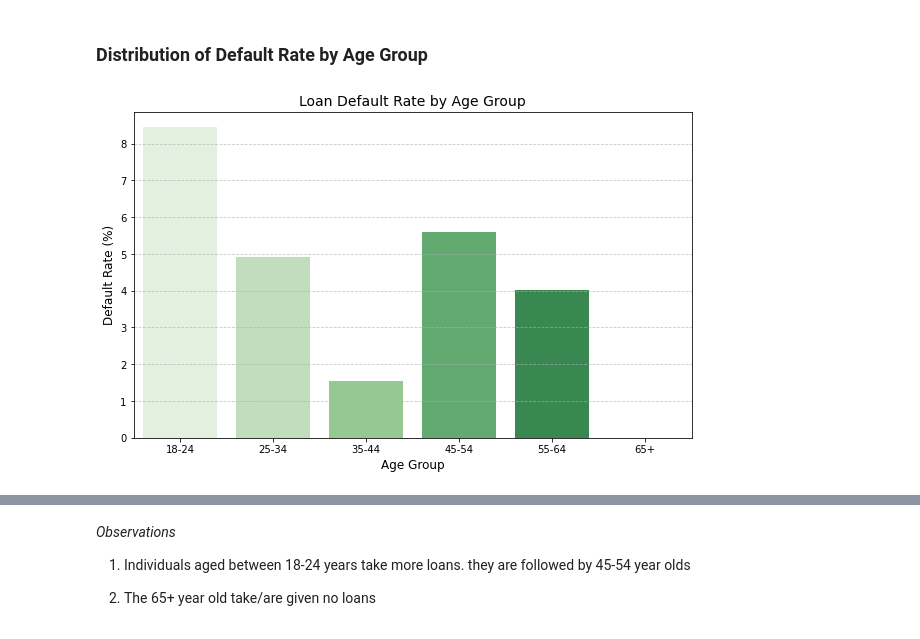
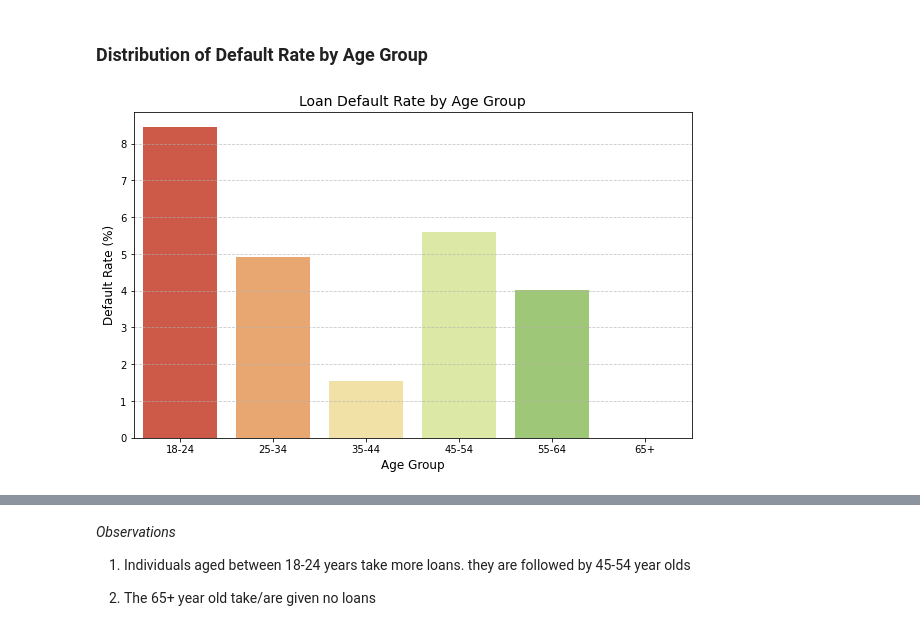
Before and after one commit to Cheptoi-Millicent/DSF-PT08P5-GROUP6-CAPSTONE-PROJECT, a Jupyter notebook: index.ipynb, the cells around one changed output, grey strips where cells are left out. Saved outputs shown, nothing was run; the diff lists cells and outputs as text; code cells hidden in the pictures.

Commit message:
Polishing the index file

```diff
--- a/index.ipynb
+++ b/index.ipynb
@@ -1908,26 +1935,28 @@ for col in cat_cols:
 # %%
 # create bins
 age_bins = [18, 25, 35, 45, 55, 65, 75]
 
 # Add labels
 age_labels = ["18-24", "25-34", "35-44", "45-54", "55-64", "65+"]
 
 # create the column
 final_merged_df_5p["Age_Group"] = pd.cut(final_merged_df_5p["Age_at_Application"], \
     bins=age_bins, labels=age_labels, right=False)
 default_rate_by_age = final_merged_df_5p.groupby("Age_Group")["Loan_Default_Status"].mean() * 100
 plt.figure(figsize=(10, 6))
 
 # Create a graph
-sns.barplot(x=default_rate_by_age.index, y=default_rate_by_age.values, palette="Greens")
+sns.barplot(x=default_rate_by_age.index, y=default_rate_by_age.values, palette="RdYlGn")
 
 # Add labels and title
 plt.xlabel("Age Group", fontsize=12)
 plt.ylabel("Default Rate (%)", fontsize=12)
 plt.title("Loan Default Rate by Age Group", fontsize=14)
 
 # Show grid
 plt.grid(axis='y', linestyle='--', alpha=0.7)
+
+# Show plot
 plt.show()
 # %% [output]
-[figure, old version]
+[figure, new version]
```
Also changed, not shown: parts of 21 cells of this notebook.
